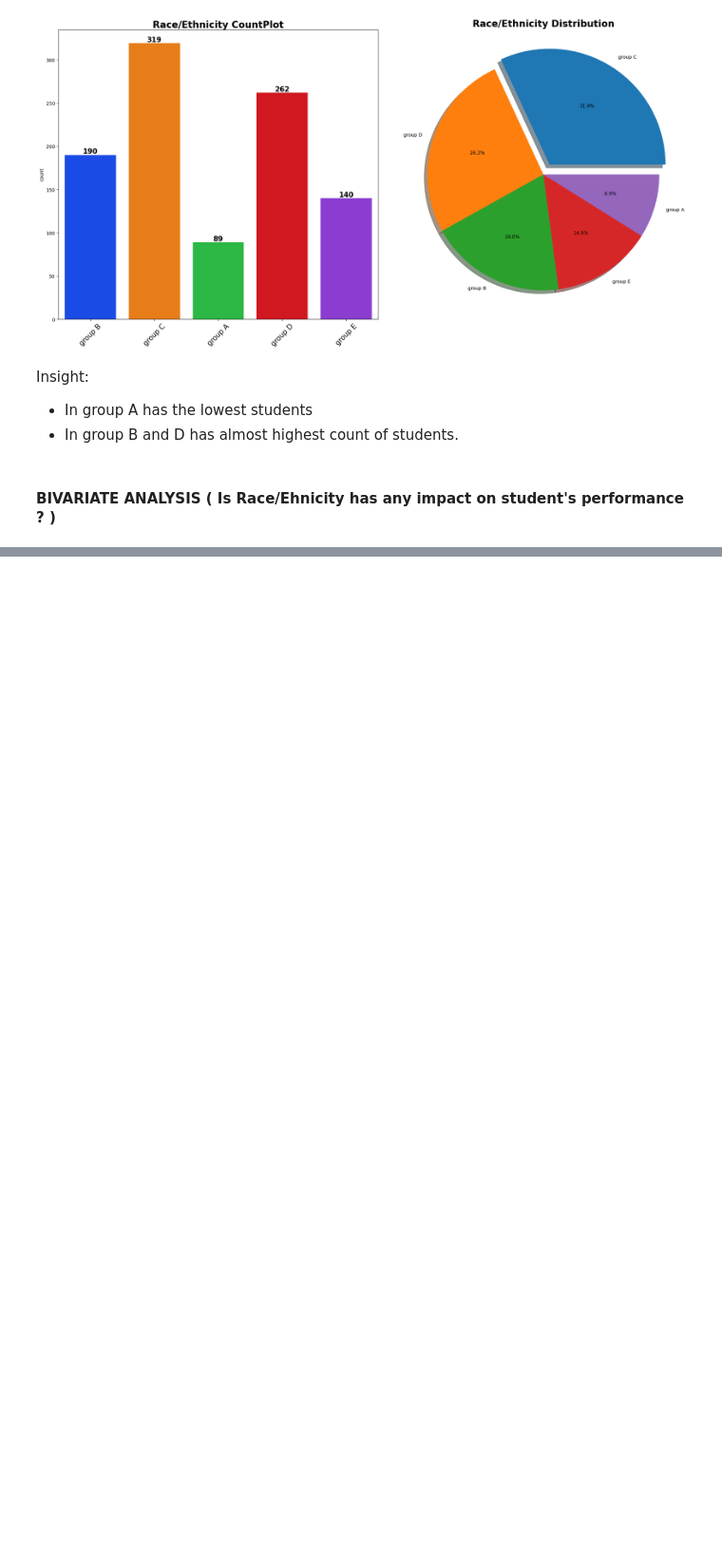
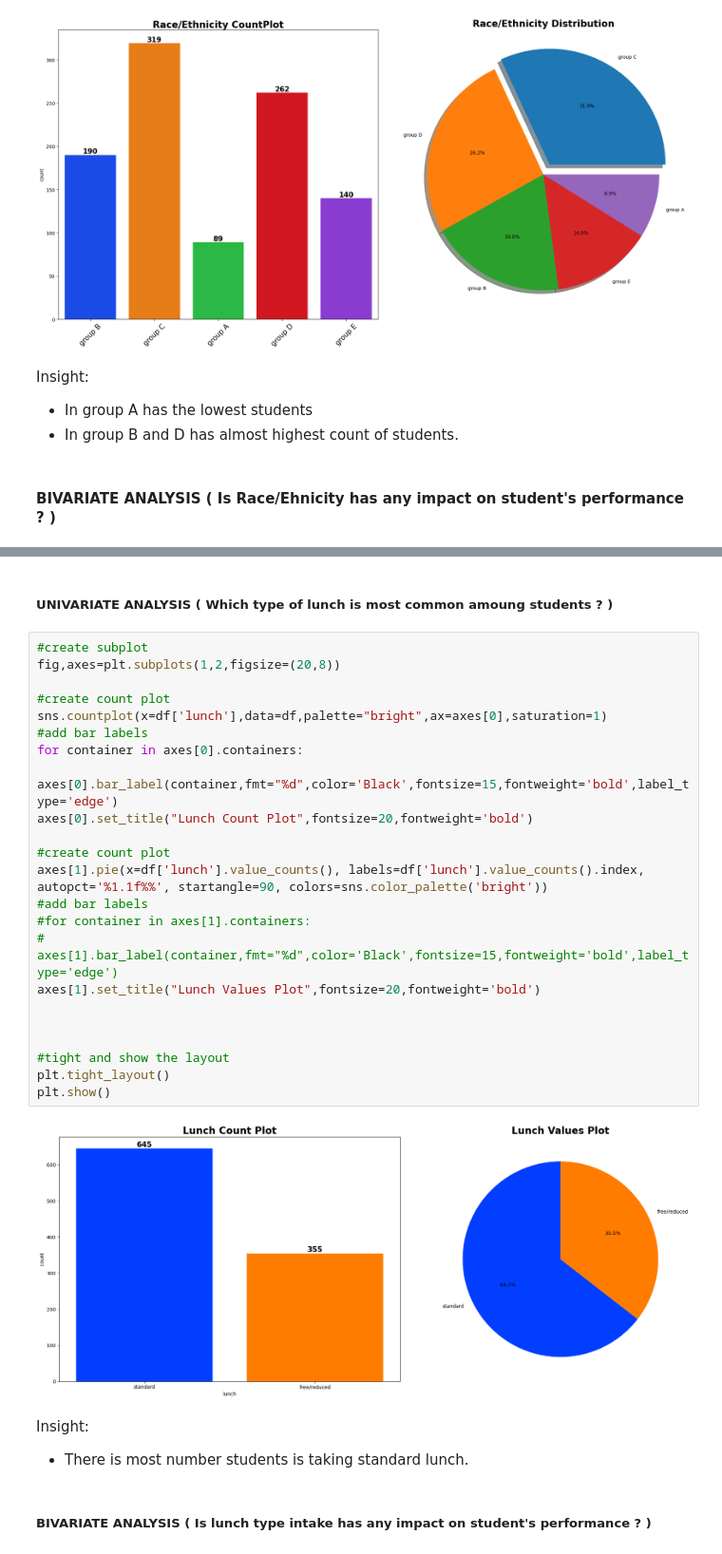
Before and after one commit to RahulHattaragi96/ML_Project_1, a Jupyter notebook: notebook/EDA STUDENT PERFORMANCE.ipynb, the cells around one changed output, grey strips where cells are left out. Shown at 95% size. Saved outputs shown, nothing was run; the diff lists cells and outputs as text; blank space fills up the shorter version.

```diff
--- a/notebook/EDA STUDENT PERFORMANCE.ipynb
+++ b/notebook/EDA STUDENT PERFORMANCE.ipynb
@@ -586,0 +723,32 @@ group_race_ethnicity.head(2)
+# %% [markdown]
+##### UNIVARIATE ANALYSIS ( Which type of lunch is most common amoung students ? )
+# %%
+#create subplot
+fig,axes=plt.subplots(1,2,figsize=(20,8))
+
+#create count plot
+sns.countplot(x=df['lunch'],data=df,palette="bright",ax=axes[0],saturation=1)
+#add bar labels
+for container in axes[0].containers:
+    axes[0].bar_label(container,fmt="%d",color='Black',fontsize=15,fontweight='bold',label_type='edge')
+axes[0].set_title("Lunch Count Plot",fontsize=20,fontweight='bold')
+
+#create count plot
+axes[1].pie(x=df['lunch'].value_counts(), labels=df['lunch'].value_counts().index, autopct='%1.1f%%', startangle=90, colors=sns.color_palette('bright'))
+#add bar labels
+#for container in axes[1].containers:
+#    axes[1].bar_label(container,fmt="%d",color='Black',fontsize=15,fontweight='bold',label_type='edge')
+axes[1].set_title("Lunch Values Plot",fontsize=20,fontweight='bold')
+
+
+
+#tight and show the layout
+plt.tight_layout()
+plt.show()
+# %% [output]
+[figure, added]
+# %% [markdown]
+Insight:
+* There is most number students is taking standard lunch.
+# %% [markdown]
+##### BIVARIATE ANALYSIS ( Is lunch type intake has any impact on student's performance ? )
```
Also changed, not shown: parts of 31 cells of this notebook.
